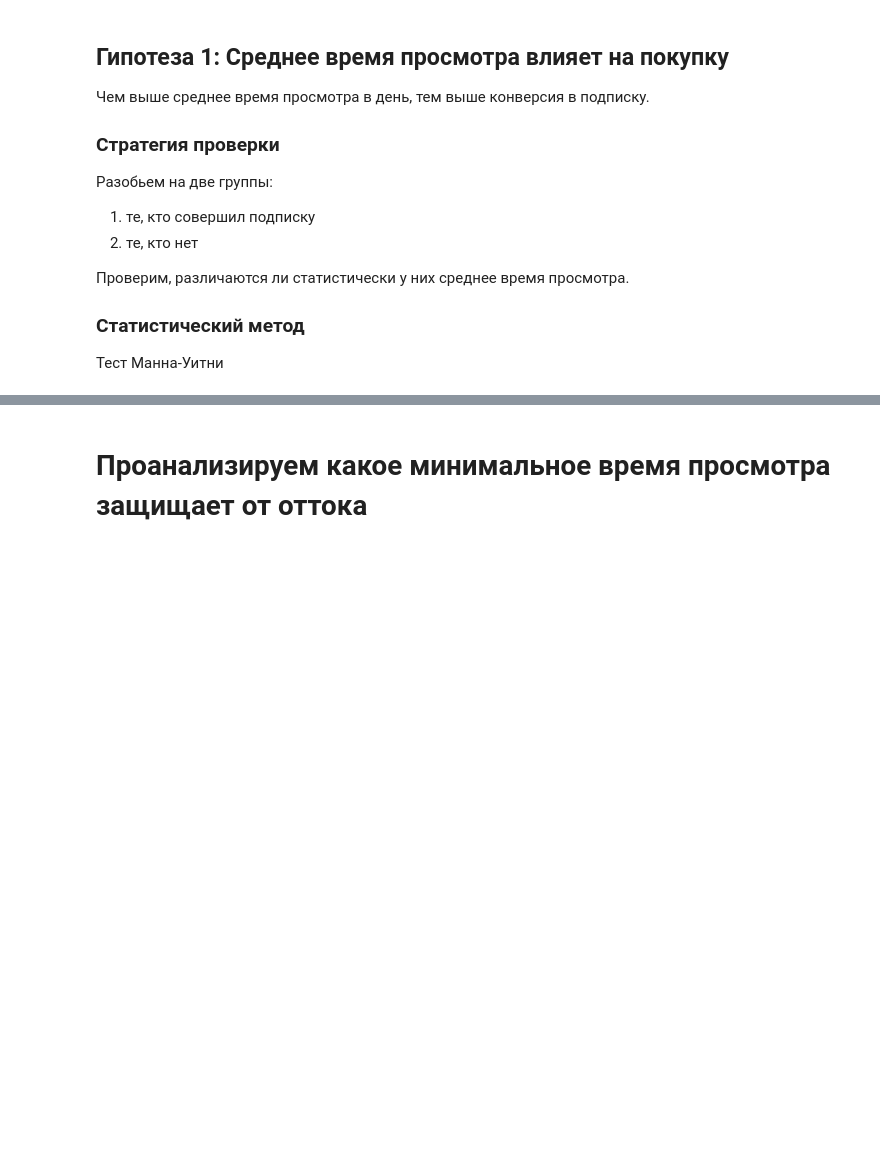
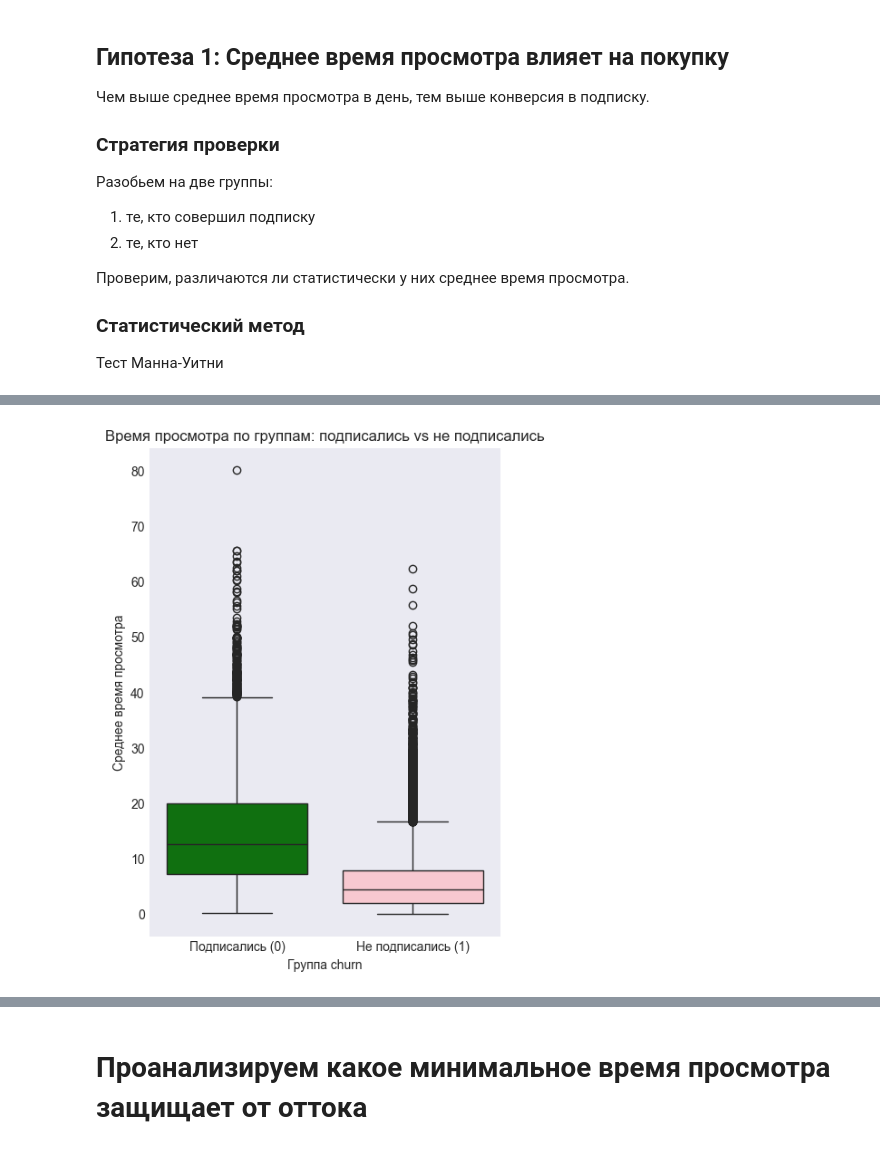
Before and after one commit to antosden/video-platform-churn-analysis, a Jupyter notebook: Команда_12_Чек-пойнт_1.ipynb, the cells around one changed output, grey strips where cells are left out. Cells and saved outputs as stored; diff of their text form; code cells hidden in the pictures; blank space fills up the shorter version.

```diff
--- a/Команда_12_Чек-пойнт_1.ipynb
+++ b/Команда_12_Чек-пойнт_1.ipynb
@@ -377,0 +502,4 @@ plt.show()
+# %%
+df["converted"] = (df["churn"] == 0).astype(int)
+group_buy = df[df["converted"] == 1]["avg_min_watch_daily"]
+group_not = df[df["converted"] == 0]["avg_min_watch_daily"]
@@ -377,0 +571,18 @@ plt.show()
+# %%
+plt.figure(figsize=(5, 7))
+sns.boxplot(
+    data=df,
+    x="churn",
+    y="avg_min_watch_daily",
+    palette={"0": "green", "1": "pink"}
+)
+
+plt.xticks([0, 1], ["Подписались (0)", "Не подписались (1)"])
+plt.title("Время просмотра по группам: подписались vs не подписались")
+plt.xlabel("Группа churn")
+plt.ylabel("Среднее время просмотра")
+plt.grid(axis='y')
+
+plt.show()
+# %% [output]
+[figure, added]
```
Also changed, not shown: parts of 70 cells of this notebook.
